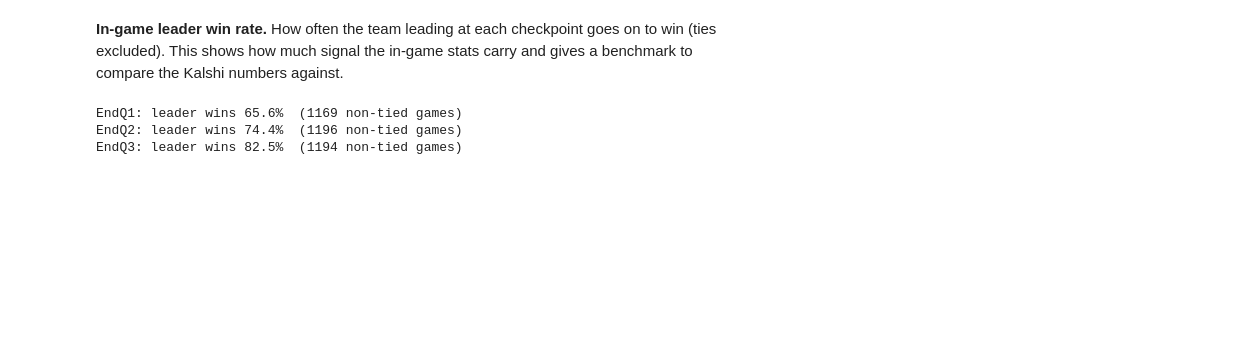
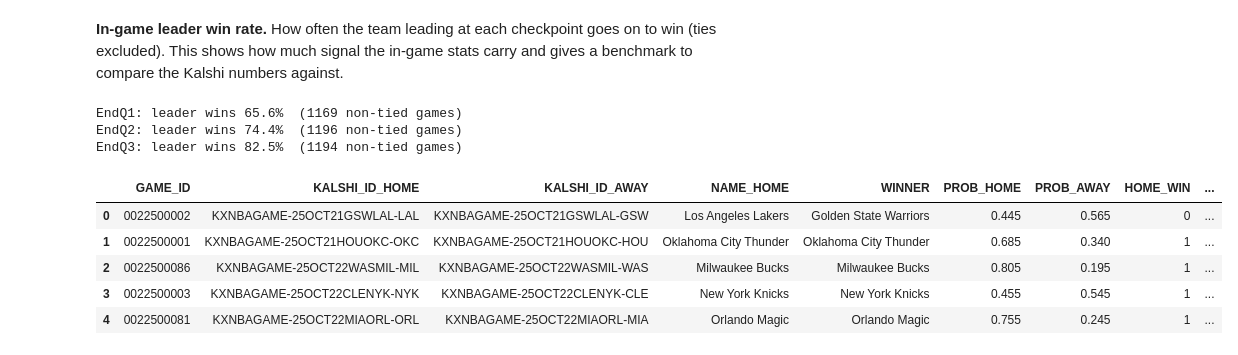
Before and after one commit to brad-hof/Milestone2, a Jupyter notebook: Notebooks/supervised_section.ipynb, the cells around one changed output. Cells and saved outputs as stored; diff of their text form; code cells hidden in the pictures; blank space fills up the shorter version.

```diff
--- a/Notebooks/supervised_section.ipynb
+++ b/Notebooks/supervised_section.ipynb
@@ -150,3 +170,12 @@ for checkpoint in IN_GAME:
 EndQ1: leader wins 65.6%  (1169 non-tied games)
 EndQ2: leader wins 74.4%  (1196 non-tied games)
 EndQ3: leader wins 82.5%  (1194 non-tied games)
+# %%
+kalshi_long.head()
+# %% [output]
+|  | GAME_ID | KALSHI_ID_HOME | KALSHI_ID_AWAY | NAME_HOME | WINNER | PROB_HOME | PROB_AWAY | HOME_WIN | ... |
+| 0 | 0022500002 | KXNBAGAME-25OCT21GSWLAL-LAL | KXNBAGAME-25OCT21GSWLAL-GSW | Los Angeles Lakers | Golden State Warriors | 0.445 | 0.565 | 0 | ... |
+| 1 | 0022500001 | KXNBAGAME-25OCT21HOUOKC-OKC | KXNBAGAME-25OCT21HOUOKC-HOU | Oklahoma City Thunder | Oklahoma City Thunder | 0.685 | 0.340 | 1 | ... |
+| 2 | 0022500086 | KXNBAGAME-25OCT22WASMIL-MIL | KXNBAGAME-25OCT22WASMIL-WAS | Milwaukee Bucks | Milwaukee Bucks | 0.805 | 0.195 | 1 | ... |
+| 3 | 0022500003 | KXNBAGAME-25OCT22CLENYK-NYK | KXNBAGAME-25OCT22CLENYK-CLE | New York Knicks | New York Knicks | 0.455 | 0.545 | 1 | ... |
+| 4 | 0022500081 | KXNBAGAME-25OCT22MIAORL-ORL | KXNBAGAME-25OCT22MIAORL-MIA | Orlando Magic | Orlando Magic | 0.755 | 0.245 | 1 | ... |
```
Also changed, not shown: parts of 37 cells of this notebook.
